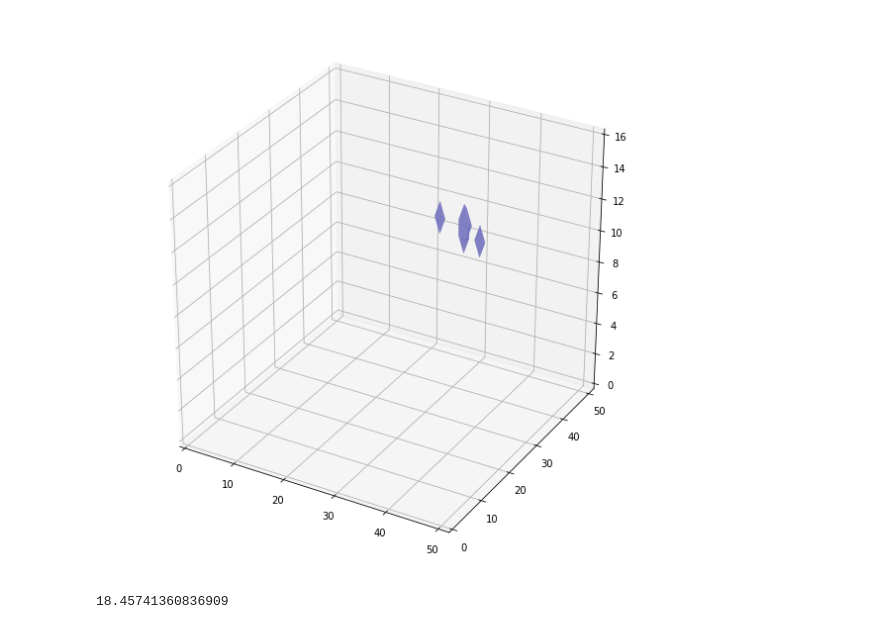
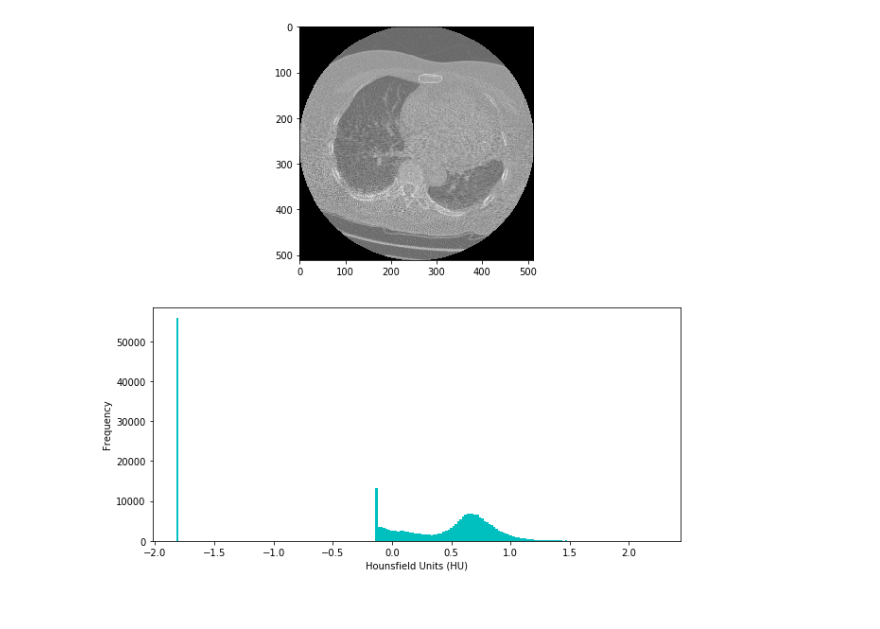
Before and after one commit to thylakoids/luna, a Jupyter notebook: src2/segment.ipynb, the cells around one changed output. Cells and saved outputs as stored; diff of their text form; code cells hidden in the pictures.

```diff
--- a/src2/segment.ipynb
+++ b/src2/segment.ipynb
@@ -21,8 +0,0 @@ plot_3d(lung3D,-320,0.1)
-# %%
-plot_3d(mask,0,0.1)
-# %% [output]
-[figure, removed]
-# %%
-mask.sum()**(1.0/3)
-# %% [output]
-18.45741360836909
@@ -28,0 +14,20 @@ mask.sum()**(1.0/3)
+# %%
+scan_folder = input_folder(contain)
+imagePaths = glob.glob(join(scan_folder,'*.mhd'))
+
+img3D,_,_ = load_itk(imagePaths[0])
+img = img3D[60]
+# %%
+mean = np.mean(img)
+std = np.std(img)
+img = img-mean
+img = img/std
+# %%
+f,plots=plt.subplots(2,1,figsize=(10,10))
+plots[0].imshow(img, cmap='gray')
+plots[1].hist(img.flatten(), bins=200, color='c')
+plt.xlabel("Hounsfield Units (HU)")
+plt.ylabel("Frequency")
+plt.show()
+# %% [output]
+[figure, added]
```
Also changed, not shown: parts of 6 cells of this notebook, 7 other files.
